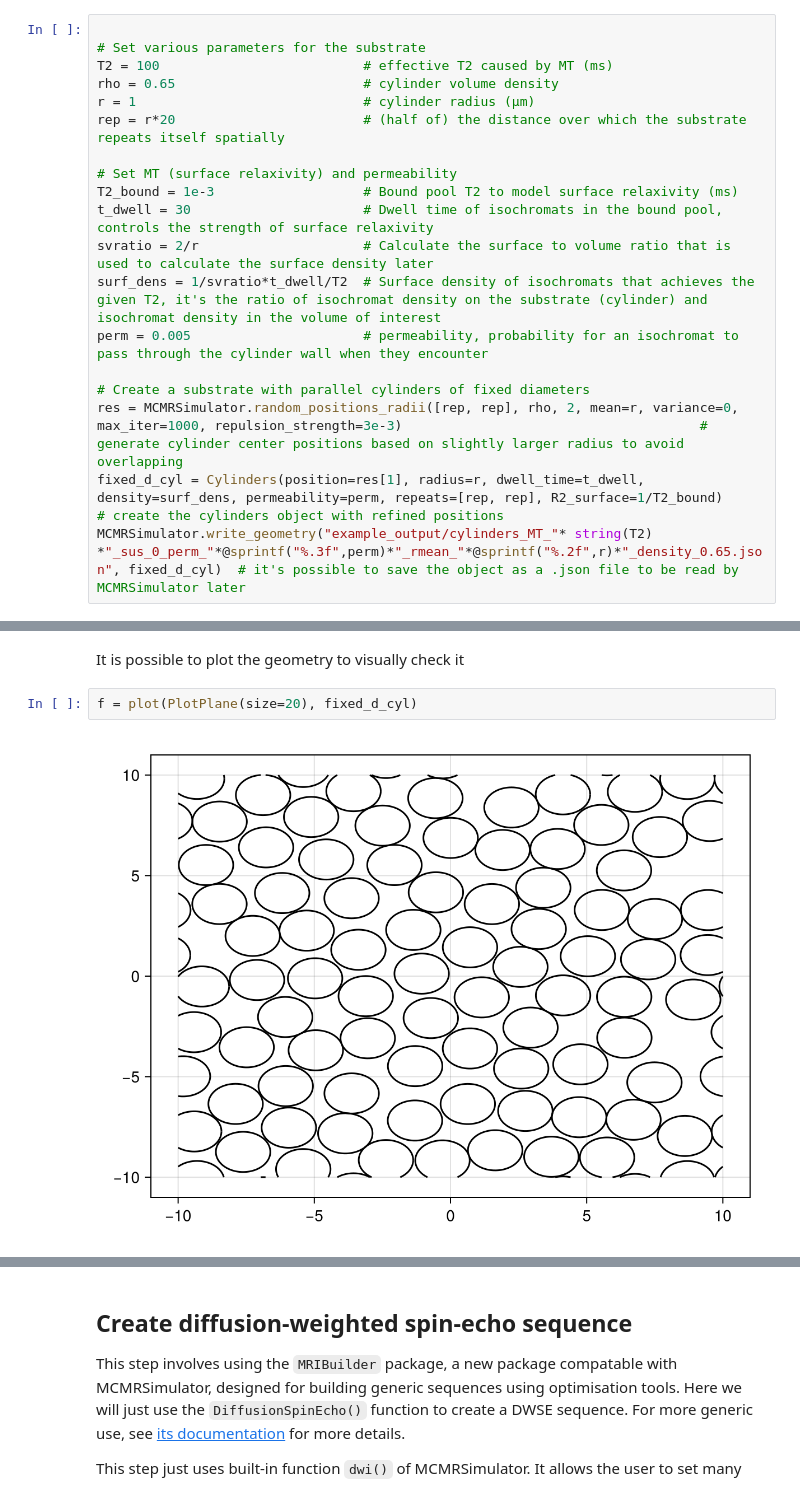
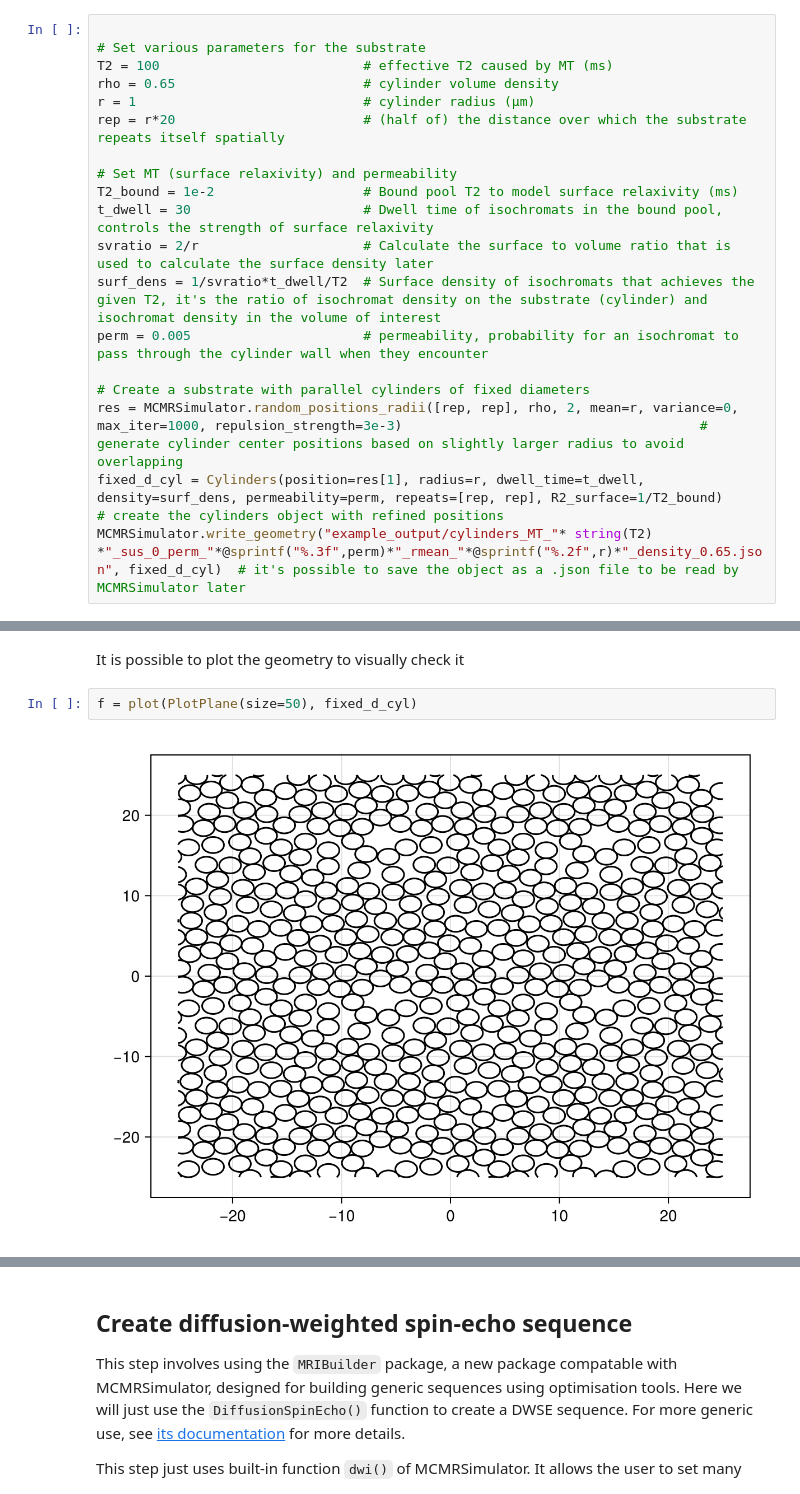
Before and after one commit to zhiyuzheng1769/MT-and-permeability-effect-on-two-compartment-dMRI-WM-model, a Jupyter notebook: Example_simulation.ipynb, the cells around one changed output, grey strips where cells are left out. Saved outputs shown, nothing was run; the diff lists cells and outputs as text.

```diff
--- a/Example_simulation.ipynb
+++ b/Example_simulation.ipynb
@@ -34,7 +34,7 @@ r = 1                             # cylinder radius (μm)
 rep = r*20                        # (half of) the distance over which the substrate repeats itself spatially
 
 # Set MT (surface relaxivity) and permeability
-T2_bound = 1e-3                   # Bound pool T2 to model surface relaxivity (ms)
+T2_bound = 1e-2                   # Bound pool T2 to model surface relaxivity (ms)
 t_dwell = 30                      # Dwell time of isochromats in the bound pool, controls the strength of surface relaxivity
 svratio = 2/r                     # Calculate the surface to volume ratio that is used to calculate the surface density later
 surf_dens = 1/svratio*t_dwell/T2  # Surface density of isochromats that achieves the given T2, it's the ratio of isochromat density on the substrate (cylinder) and isochromat density in the volume of interest
@@ -69,7 +69,7 @@ MCMRSimulator.write_geometry("example_output/cylinders_MT_"* string(T2) *"_sus_0
 # %% [markdown]
 It is possible to plot the geometry to visually check it
 # %%
-f = plot(PlotPlane(size=20), fixed_d_cyl)
+f = plot(PlotPlane(size=50), fixed_d_cyl)
 # %% [output]
-[figure, old version]
+[figure, new version]
 # %%
```
Also changed, not shown: parts of 4 cells of this notebook, 4 other files.
